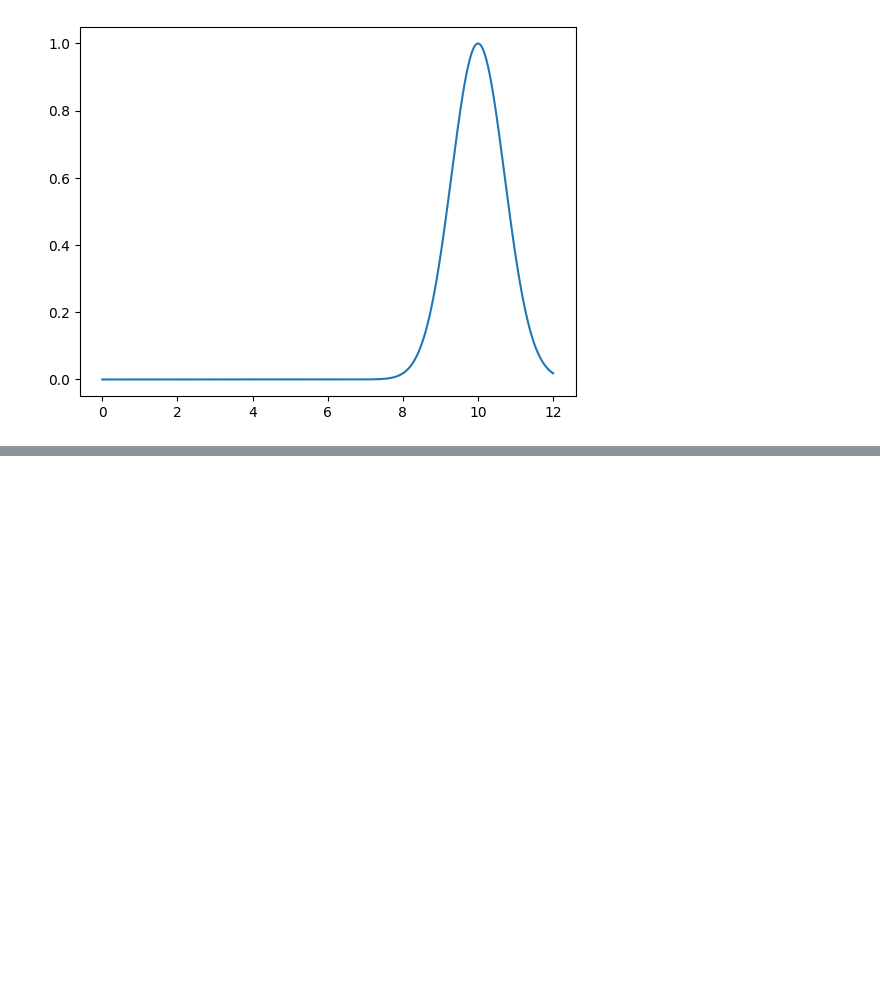
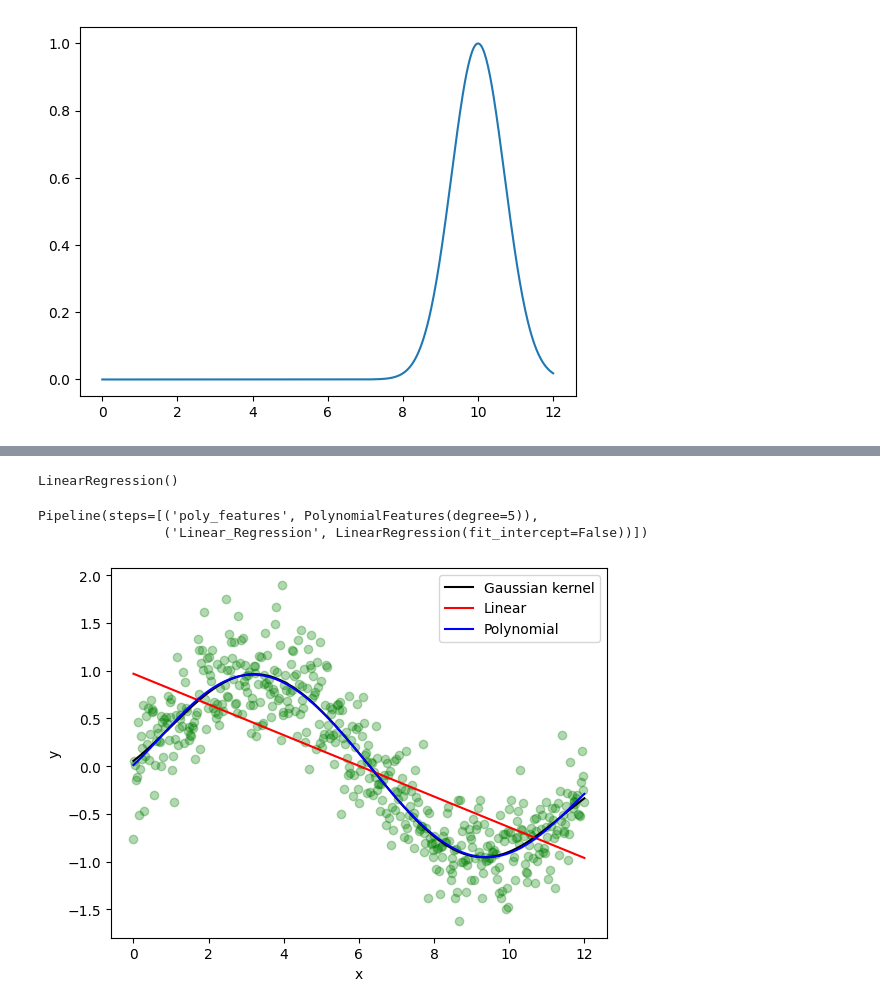
Before and after one commit to MBAhmadi/New-ML, a Jupyter notebook: 2.ipynb, the cells around one changed output, grey strips where cells are left out. Saved outputs shown, nothing was run; the diff lists cells and outputs as text; code cells hidden in the pictures; blank space fills up the shorter version.

```diff
--- a/2.ipynb
+++ b/2.ipynb
@@ -30,0 +60,24 @@ for c in centers:
+# %%
+linear = LinearRegression()
+linear.fit(x.reshape(-1, 1), y)
+# %% [output]
+LinearRegression()
+# %%
+steps = [('poly_features', PolynomialFeatures(degree=5)),
+         ('Linear_Regression', LinearRegression(fit_intercept=False))]
+
+poly = Pipeline(steps=steps)
+poly.fit(x.reshape(-1, 1), y)
+# %% [output]
+Pipeline(steps=[('poly_features', PolynomialFeatures(degree=5)),
+                ('Linear_Regression', LinearRegression(fit_intercept=False))])
+# %%
+plt.scatter(x, y, c='green', alpha=0.3);
+plt.plot(x, y_pred, c='black', label='Gaussian kernel');
+plt.plot(x, linear.predict(x.reshape(-1, 1)), c='red', label='Linear');
+plt.plot(x, poly.predict(x.reshape(-1, 1)), c='blue', label='Polynomial');
+plt.xlabel('x');
+plt.ylabel('y');
+plt.legend();
+# %% [output]
+[figure, added]
```
Also changed, not shown: parts of 8 cells of this notebook.
